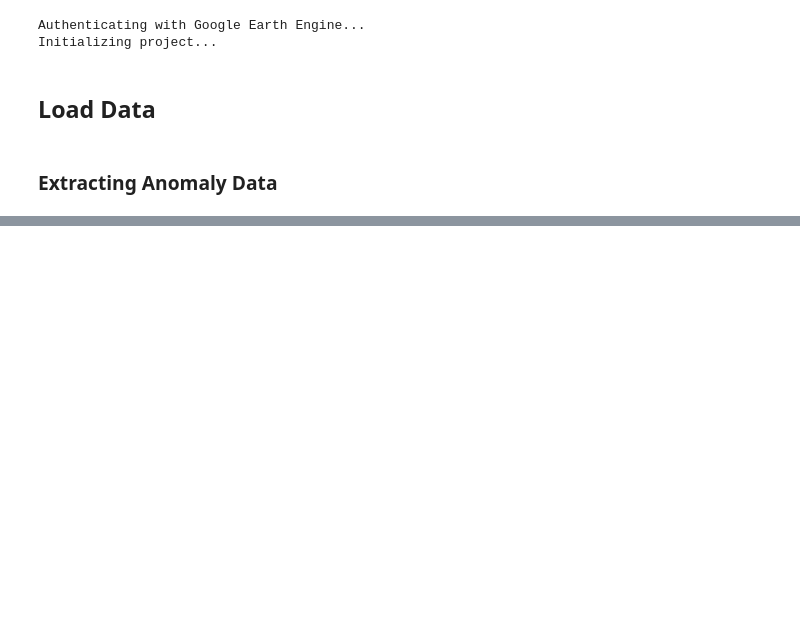
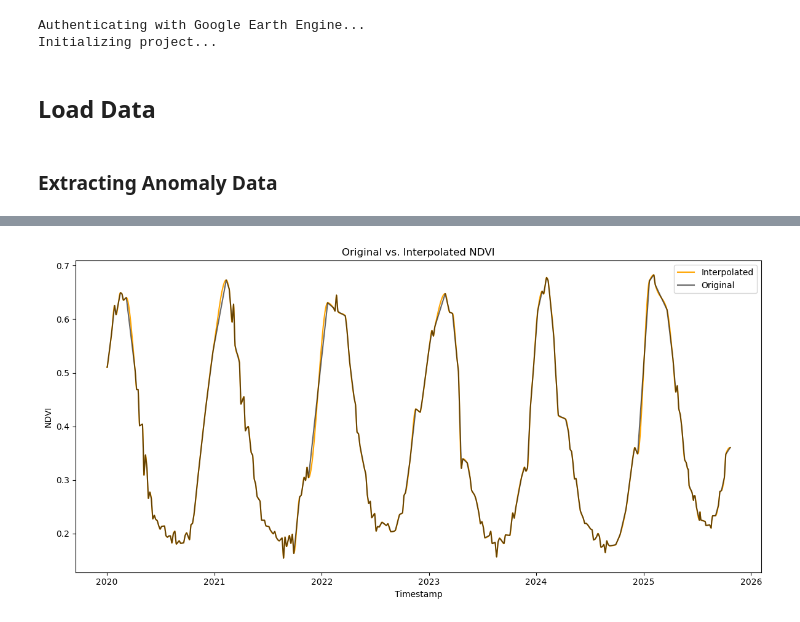
Before and after one commit to asembreek/fieldlens, a Jupyter notebook: notebooks/4. Gaussian Mixture Model.ipynb, the cells around one changed output, grey strips where cells are left out. Drawn from its saved outputs; the diff is of its cells as text; code cells hidden in the pictures; blank space fills up the shorter version.

```diff
--- a/notebooks/4. Gaussian Mixture Model.ipynb
+++ b/notebooks/4. Gaussian Mixture Model.ipynb
@@ -219,0 +59,12 @@ plt.plot(anomaly_scores)
+# %%
+# Extract extreme drought years 2018, 2019
+
+def get_anomaly_df(df):
+    mask = df["Timestamp"].dt.year.isin([2018, 2019])
+    return df[~mask].copy(), df[mask].copy()
+# %%
+norm_ns_df, anom_ns_df = get_anomaly_df(non_spectral_df)
+norm_s_df, anom_s_df = get_anomaly_df(grouped_spectral_df[["Timestamp", "NDVI_mean", "NDWI_mean", "NDRE_mean"]])
+
+norm_eng_ns_df, anom_eng_ns_df = get_anomaly_df(eng_non_spectral_df)
+norm_roll_lag_df, anom_roll_lag_df = get_anomaly_df(roll_lag_df)
@@ -219,0 +102,8 @@ plt.plot(anomaly_scores)
+# %%
+# Get normal data
+
+X_part1 = norm_eng_ns_df[eng_features]
+X_part2 = norm_ns_df[non_spectral_features]
+X_non_spectral_norm = pd.merge(X_part2, X_part1, on="Timestamp")
+X_norm = X_non_spectral_norm.merge(norm_s_df, on="Timestamp", how="left")
+X_norm.head()
@@ -219,0 +121,4 @@ plt.plot(anomaly_scores)
+# %%
+spectral_columns = ['NDVI_mean', 'NDWI_mean', 'NDRE_mean']
+X_norm[spectral_columns] = X_norm[spectral_columns].interpolate(method='pchip', limit_area='inside').bfill()
+X_norm[spectral_columns].head(10)
@@ -219,0 +137,15 @@ plt.plot(anomaly_scores)
+# %%
+plot_df = utils.merge_with_master(grouped_spectral_df, eng_non_spectral_df)
+plot_df, _ = get_anomaly_df(plot_df)
+
+plt.figure(figsize=(12, 6))
+plt.title("Original vs. Interpolated NDVI")
+plt.plot(X_norm["Timestamp"], X_norm["NDVI_mean"], label="Interpolated", c="orange")
+plt.plot(plot_df["Timestamp"], plot_df["NDVI_mean"], label="Original", alpha=0.6, c="black")
+plt.xlabel("Timestamp")
+plt.ylabel("NDVI")
+plt.legend()
+plt.tight_layout()
+plt.show()
+# %% [output]
+[figure, added]
```
Also changed, not shown: parts of 42 cells of this notebook, 2 other files.
